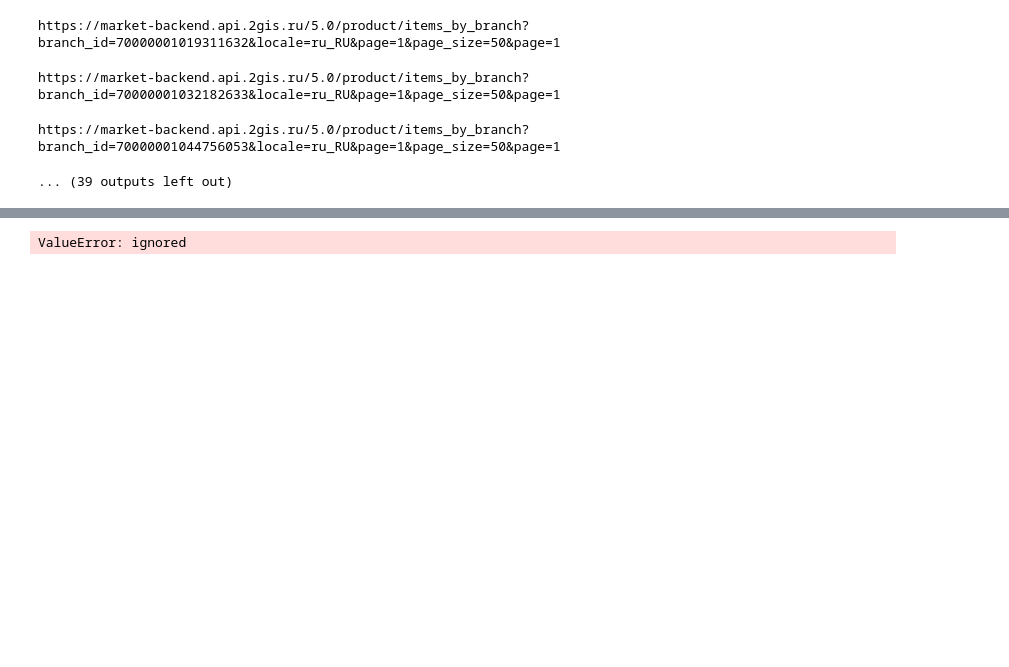
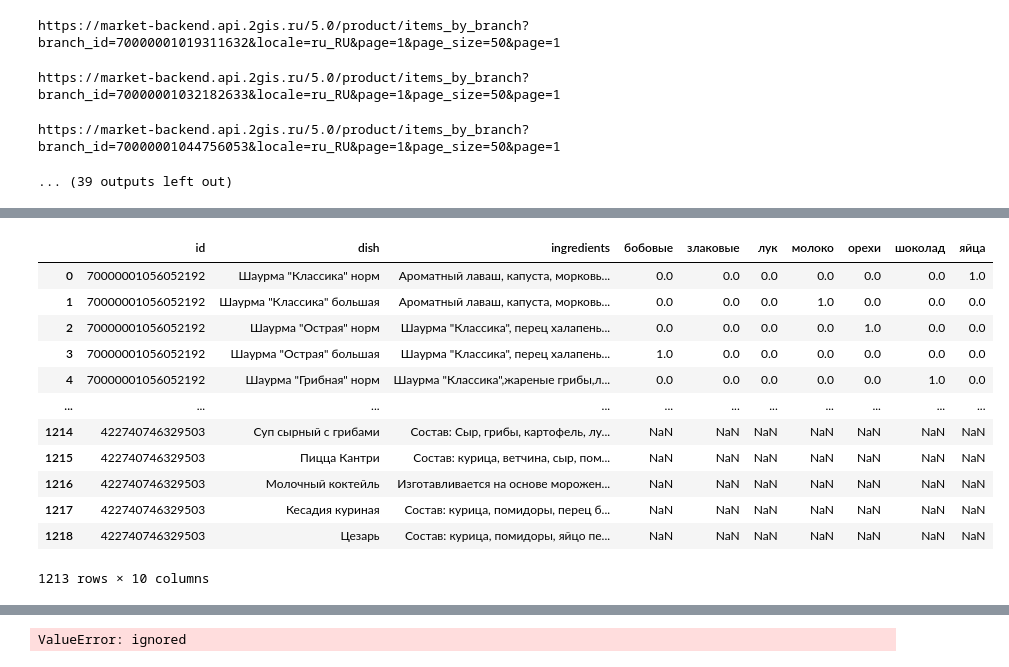
Before and after one commit to nastirlex/Catering-Dishes-Helper-android-app, a Jupyter notebook: DS/dishes.ipynb, the cells around one changed output, grey strips where cells are left out. Drawn from its saved outputs; the diff is of its cells as text; code cells hidden in the pictures; blank space fills up the shorter version.

```diff
--- a/DS/dishes.ipynb
+++ b/DS/dishes.ipynb
@@ -330,0 +419,10 @@ branches_dishes_ingredients
+# %%
+all_ingredients = [['лук'], ['авокадо'], ['курица'], ['сыр'], ['креветки'], ['бекон'], ['огурец']]
+# %%
+new_column = pd.DataFrame(all_ingredients, columns=['ingredients'])
+
+# Добавление новой колонки в исходный датасет
+branch['ingredients'] = new_column['ingredients']
+
+# Заполнение пустых значений в колонке "ingredients" нулями
+branch['ingredients'].fillna(0, inplace=True)
@@ -330,0 +445,5 @@ branches_dishes_ingredients
+# %%
+for ingredient in all_ingredients:
+    branch[ingredient] = 0
+
+train_data = branch.copy()
@@ -330,0 +652,34 @@ branches_dishes_ingredients
+# %%
+# all_ingredients = set()
+# for ingredients in branch['ingredients']:
+#     all_ingredients.update(ingredients)
+
+# Создание векторов признаков
+# print(all_ingredients)
+all_ingredients = [['лук'], ['авокадо'], ['куриное филе'], ['сыр'], ['креветки'], ['бекон'], ['сыр']]
+# Создание объекта MultiLabelBinarizer и выполнение бинаризации признаков
+mlb = MultiLabelBinarizer()
+features = mlb.fit_transform(all_ingredients)
+
+
+# Создание нового DataFrame с признаками
+features_df = pd.DataFrame(features, columns=mlb.classes_)
+
+# Объединение признаков с исходным датафреймом
+branch_with_features = pd.concat([branch, features_df], axis=1)
+# %%
+branch_with_features
+# %% [output]
+|  | id | dish | ingredients | бобовые | злаковые | лук | молоко | орехи | шоколад | яйца |
+| 0 | 70000001056052192 | Шаурма "Классика" норм | Ароматный лаваш, капуста, морковь... | 0.0 | 0.0 | 0.0 | 0.0 | 0.0 | 0.0 | 1.0 |
+| 1 | 70000001056052192 | Шаурма "Классика" большая | Ароматный лаваш, капуста, морковь... | 0.0 | 0.0 | 0.0 | 1.0 | 0.0 | 0.0 | 0.0 |
+| 2 | 70000001056052192 | Шаурма "Острая" норм | Шаурма "Классика", перец халапень... | 0.0 | 0.0 | 0.0 | 0.0 | 1.0 | 0.0 | 0.0 |
+| 3 | 70000001056052192 | Шаурма "Острая" большая | Шаурма "Классика", перец халапень... | 1.0 | 0.0 | 0.0 | 0.0 | 0.0 | 0.0 | 0.0 |
+| 4 | 70000001056052192 | Шаурма "Грибная" норм | Шаурма "Классика",жареные грибы,л... | 0.0 | 0.0 | 0.0 | 0.0 | 0.0 | 1.0 | 0.0 |
+| ... | ... | ... | ... | ... | ... | ... | ... | ... | ... | ... |
+| 1214 | 422740746329503 | Суп сырный с грибами | Состав: Сыр, грибы, картофель, лу... | NaN | NaN | NaN | NaN | NaN | NaN | NaN |
+| 1215 | 422740746329503 | Пицца Кантри | Состав: курица, ветчина, сыр, пом... | NaN | NaN | NaN | NaN | NaN | NaN | NaN |
+| 1216 | 422740746329503 | Молочный коктейль | Изготавливается на основе морожен... | NaN | NaN | NaN | NaN | NaN | NaN | NaN |
+| 1217 | 422740746329503 | Кесадия куриная | Состав: курица, помидоры, перец б... | NaN | NaN | NaN | NaN | NaN | NaN | NaN |
+| 1218 | 422740746329503 | Цезарь | Состав: курица, помидоры, яйцо пе... | NaN | NaN | NaN | NaN | NaN | NaN | NaN |
+1213 rows × 10 columns
```
Also changed, not shown: parts of 40 cells of this notebook.
